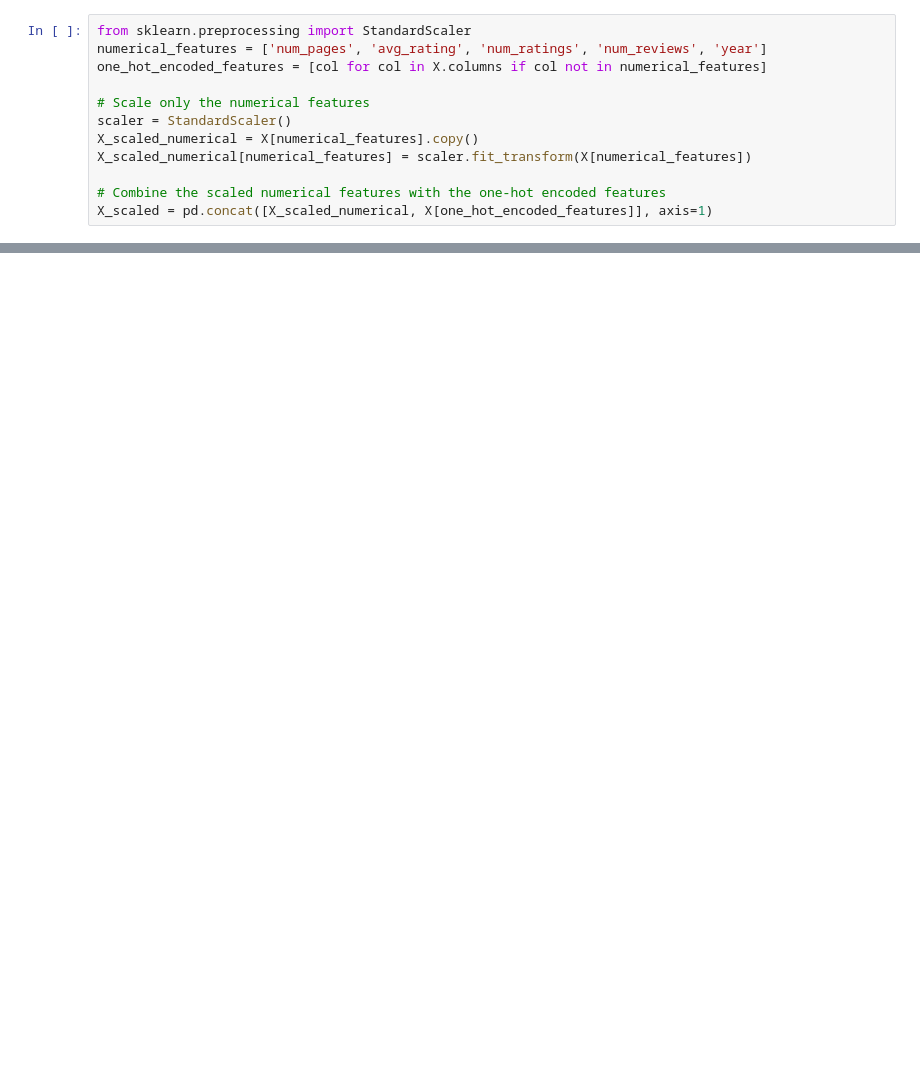
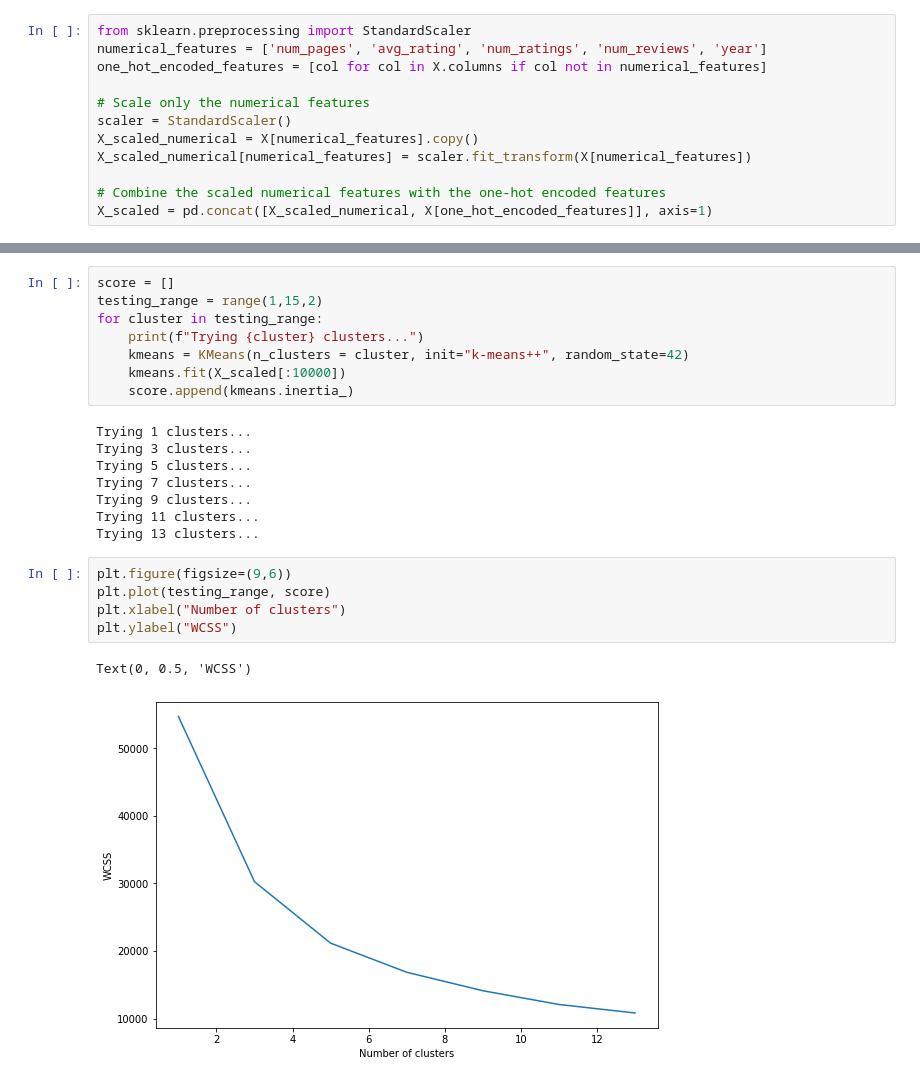
Before and after one commit to EmmaKLofthouse/Book-Analysis-and-Recommender, a Jupyter notebook: Book_recommender.ipynb, the cells around one changed output, grey strips where cells are left out. Saved outputs shown, nothing was run; the diff lists cells and outputs as text; blank space fills up the shorter version.

Commit message:
adding clustering visuals

```diff
--- a/Book_recommender.ipynb
+++ b/Book_recommender.ipynb
@@ -158,0 +162,24 @@ TBC.....
+# %%
+score = []
+testing_range = range(1,15,2)
+for cluster in testing_range:
+    print(f"Trying {cluster} clusters...")
+    kmeans = KMeans(n_clusters = cluster, init="k-means++", random_state=42)
+    kmeans.fit(X_scaled[:10000])
+    score.append(kmeans.inertia_)
+# %% [output]
+Trying 1 clusters...
+Trying 3 clusters...
+Trying 5 clusters...
+Trying 7 clusters...
+Trying 9 clusters...
+Trying 11 clusters...
+Trying 13 clusters...
+# %%
+plt.figure(figsize=(9,6))
+plt.plot(testing_range, score)
+plt.xlabel("Number of clusters")
+plt.ylabel("WCSS")
+# %% [output]
+Text(0, 0.5, 'WCSS')
+[figure, added]
```
Also changed, not shown: parts of 13 cells of this notebook, 1 other file.
